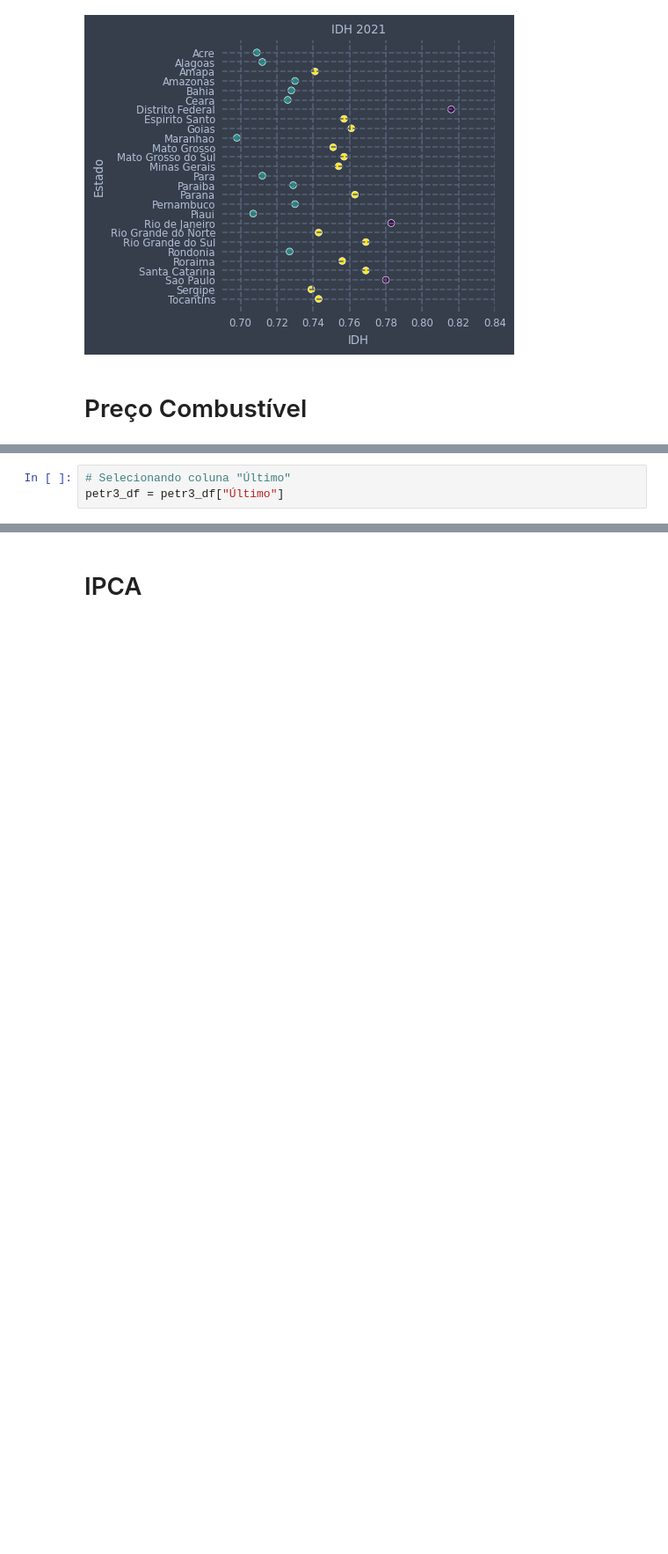
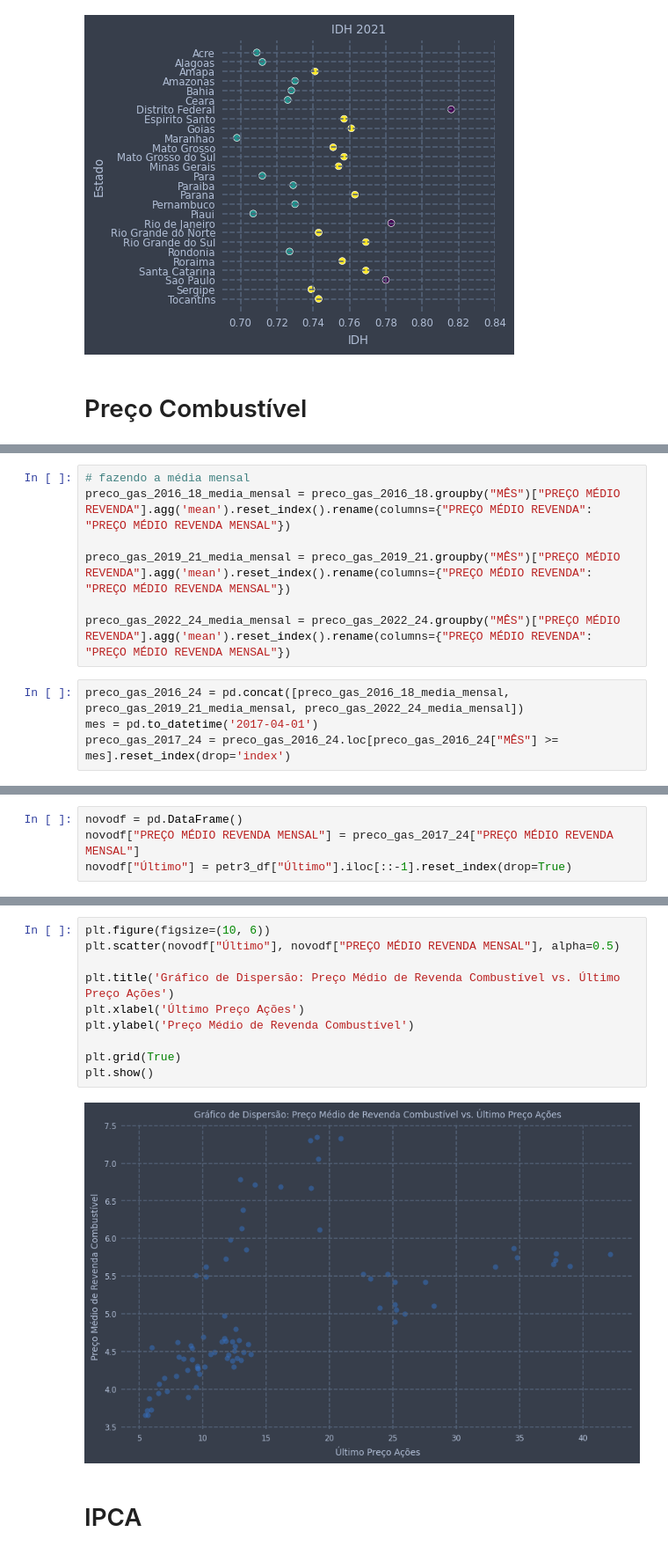
Before and after one commit to DjallenDias/IDSProject, a Jupyter notebook: notebook.ipynb, the cells around one changed output, grey strips where cells are left out. Shown at 88% size. Saved outputs shown, nothing was run; the diff lists cells and outputs as text; blank space fills up the shorter version.

Commit message:
área do preco combustivel alterada

```diff
--- a/notebook.ipynb
+++ b/notebook.ipynb
@@ -482,3 +358,0 @@ precomb_2017_2024
-# %%
-# Selecionando coluna "Último"
-petr3_df = petr3_df["Último"]
@@ -532,0 +359,11 @@ plt.show()
+# %%
+# fazendo a média mensal
+preco_gas_2016_18_media_mensal = preco_gas_2016_18.groupby("MÊS")["PREÇO MÉDIO REVENDA"].agg('mean').reset_index().rename(columns={"PREÇO MÉDIO REVENDA": "PREÇO MÉDIO REVENDA MENSAL"})
+
+preco_gas_2019_21_media_mensal = preco_gas_2019_21.groupby("MÊS")["PREÇO MÉDIO REVENDA"].agg('mean').reset_index().rename(columns={"PREÇO MÉDIO REVENDA": "PREÇO MÉDIO REVENDA MENSAL"})
+
+preco_gas_2022_24_media_mensal = preco_gas_2022_24.groupby("MÊS")["PREÇO MÉDIO REVENDA"].agg('mean').reset_index().rename(columns={"PREÇO MÉDIO REVENDA": "PREÇO MÉDIO REVENDA MENSAL"})
+# %%
+preco_gas_2016_24 = pd.concat([preco_gas_2016_18_media_mensal, preco_gas_2019_21_media_mensal, preco_gas_2022_24_media_mensal])
+mes = pd.to_datetime('2017-04-01')
+preco_gas_2017_24 = preco_gas_2016_24.loc[preco_gas_2016_24["MÊS"] >= mes].reset_index(drop='index')
@@ -532,0 +386,4 @@ plt.show()
+# %%
+novodf = pd.DataFrame()
+novodf["PREÇO MÉDIO REVENDA MENSAL"] = preco_gas_2017_24["PREÇO MÉDIO REVENDA MENSAL"]
+novodf["Último"] = petr3_df["Último"].iloc[::-1].reset_index(drop=True)
@@ -533,3 +406,15 @@ plt.show()
+# %%
+plt.figure(figsize=(10, 6))
+plt.scatter(novodf["Último"], novodf["PREÇO MÉDIO REVENDA MENSAL"], alpha=0.5)
+
+plt.title('Gráfico de Dispersão: Preço Médio de Revenda Combustível vs. Último Preço Ações')
+plt.xlabel('Último Preço Ações')
+plt.ylabel('Preço Médio de Revenda Combustível')
+
+plt.grid(True)
+plt.show()
+# %% [output]
+[figure, added]
 # %% [markdown]
 # IPCA
 # %%
```
Also changed, not shown: parts of 33 cells of this notebook, 9 other files.
